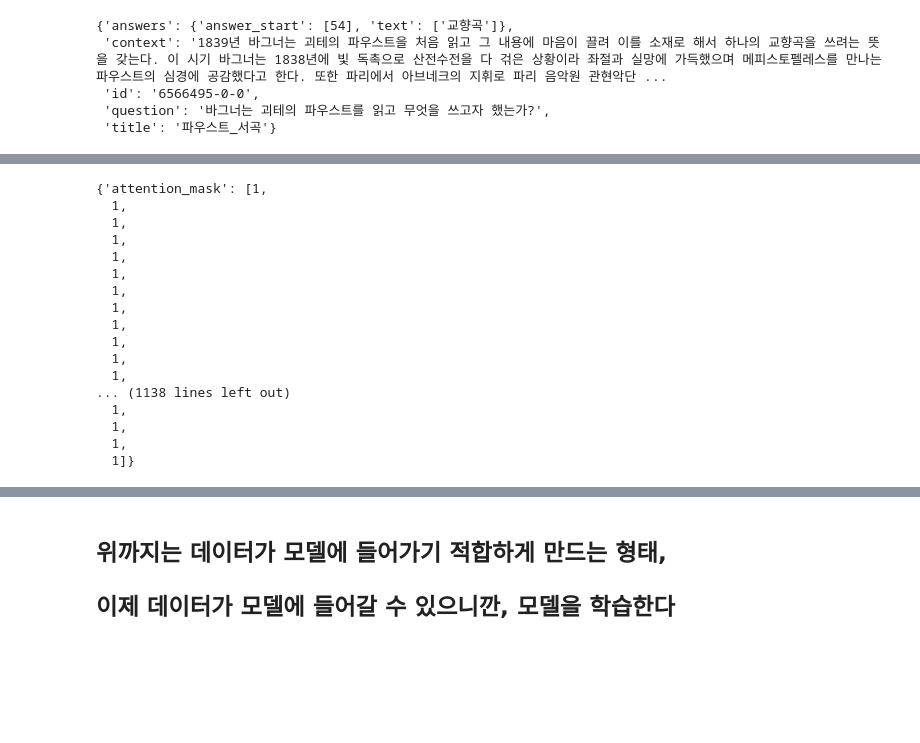
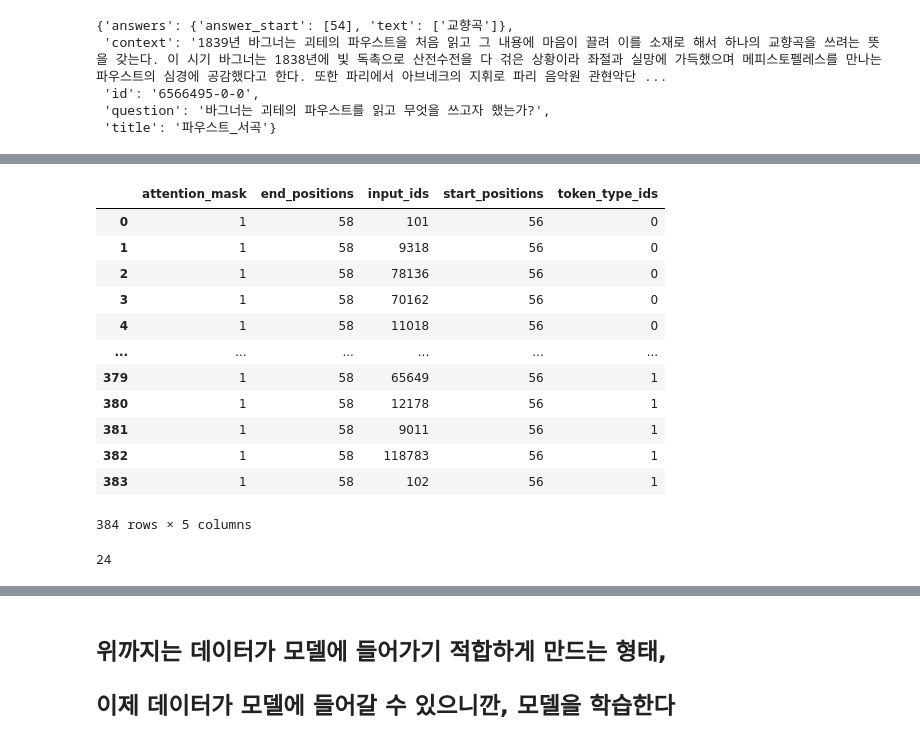
Before and after one commit to Hong-Hyun-Seung/upstage-basic-deeplearning, a Jupyter notebook: MRC_Practice_2_Extraction_based_MRC_ipynb의_사본.ipynb, the cells around one changed output, grey strips where cells are left out. Saved outputs shown, nothing was run; the diff lists cells and outputs as text; code cells hidden in the pictures; blank space fills up the shorter version.

```diff
--- a/MRC_Practice_2_Extraction_based_MRC_ipynb의_사본.ipynb
+++ b/MRC_Practice_2_Extraction_based_MRC_ipynb의_사본.ipynb
@@ -229,23 +278,25 @@ train_dataset = train_dataset.map(
-# %%
-train_dataset[0]
-# %% [output]
-{'attention_mask': [1,
-  1,
-  1,
-  1,
-  1,
-  1,
-  1,
-  1,
-  1,
-  1,
-  1,
-  1,
-... (1138 lines left out)
-  1,
-  1,
-  1,
-  1]}
+# %%
+tmp = pd.DataFrame(train_dataset[0])
+# %%
+tmp
+# %% [output]
+|  | attention_mask | end_positions | input_ids | start_positions | token_type_ids |
+| 0 | 1 | 58 | 101 | 56 | 0 |
+| 1 | 1 | 58 | 9318 | 56 | 0 |
+| 2 | 1 | 58 | 78136 | 56 | 0 |
+| 3 | 1 | 58 | 70162 | 56 | 0 |
+| 4 | 1 | 58 | 11018 | 56 | 0 |
+| ... | ... | ... | ... | ... | ... |
+| 379 | 1 | 58 | 65649 | 56 | 1 |
+| 380 | 1 | 58 | 12178 | 56 | 1 |
+| 381 | 1 | 58 | 9011 | 56 | 1 |
+| 382 | 1 | 58 | 118783 | 56 | 1 |
+| 383 | 1 | 58 | 102 | 56 | 1 |
+384 rows × 5 columns
+# %%
+print(len(train_dataset))
+# %% [output]
+24
 # %%
 def prepare_validation_features(examples): # validation용 preprocess
     tokenized_examples = tokenizer(
```
Also changed, not shown: parts of 17 cells of this notebook.
